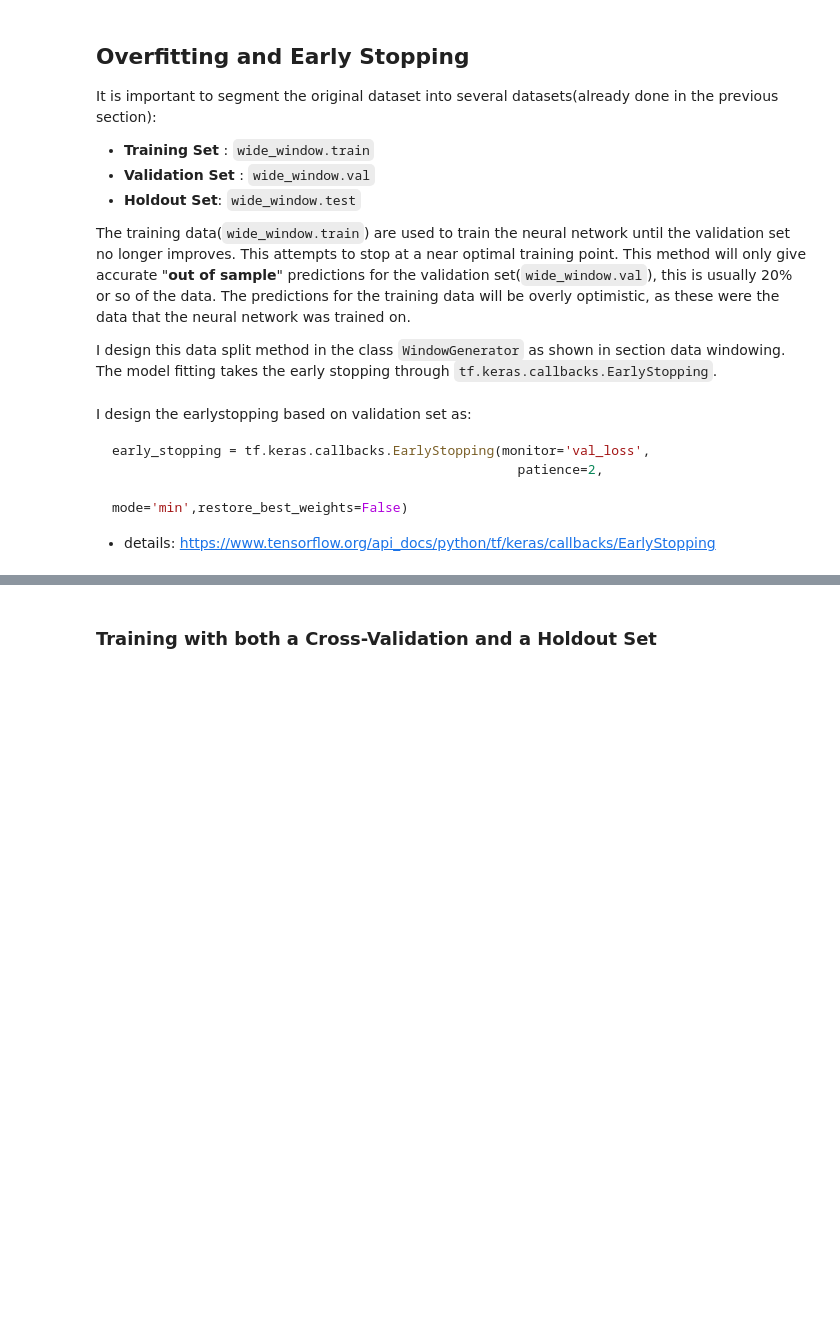
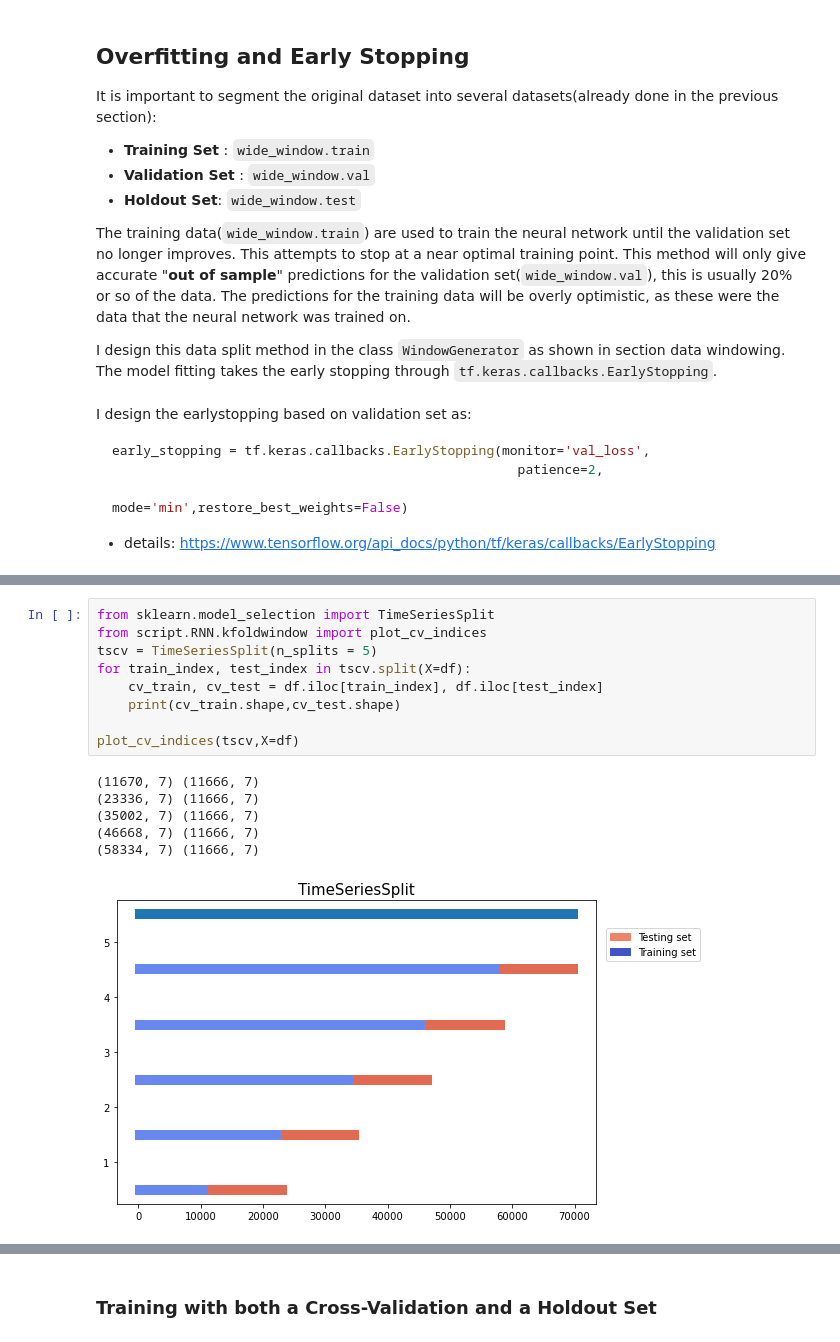
Before and after one commit to 123mitnik/Crypto_Forecasting_kaggle, a Jupyter notebook: RNN_forecasting.ipynb, the cells around one changed output, grey strips where cells are left out. Saved outputs shown, nothing was run; the diff lists cells and outputs as text; blank space fills up the shorter version.

```diff
--- a/RNN_forecasting.ipynb
+++ b/RNN_forecasting.ipynb
@@ -321,0 +273,16 @@ from sklearn.model_selection import KFold
+# %%
+from sklearn.model_selection import TimeSeriesSplit
+from script.RNN.kfoldwindow import plot_cv_indices
+tscv = TimeSeriesSplit(n_splits = 5)
+for train_index, test_index in tscv.split(X=df):
+    cv_train, cv_test = df.iloc[train_index], df.iloc[test_index]
+    print(cv_train.shape,cv_test.shape)
+
+plot_cv_indices(tscv,X=df)
+# %% [output]
+(11670, 7) (11666, 7)
+(23336, 7) (11666, 7)
+(35002, 7) (11666, 7)
+(46668, 7) (11666, 7)
+(58334, 7) (11666, 7)
+[figure, added]
```
Also changed, not shown: parts of 48 cells of this notebook, 4 other files.
